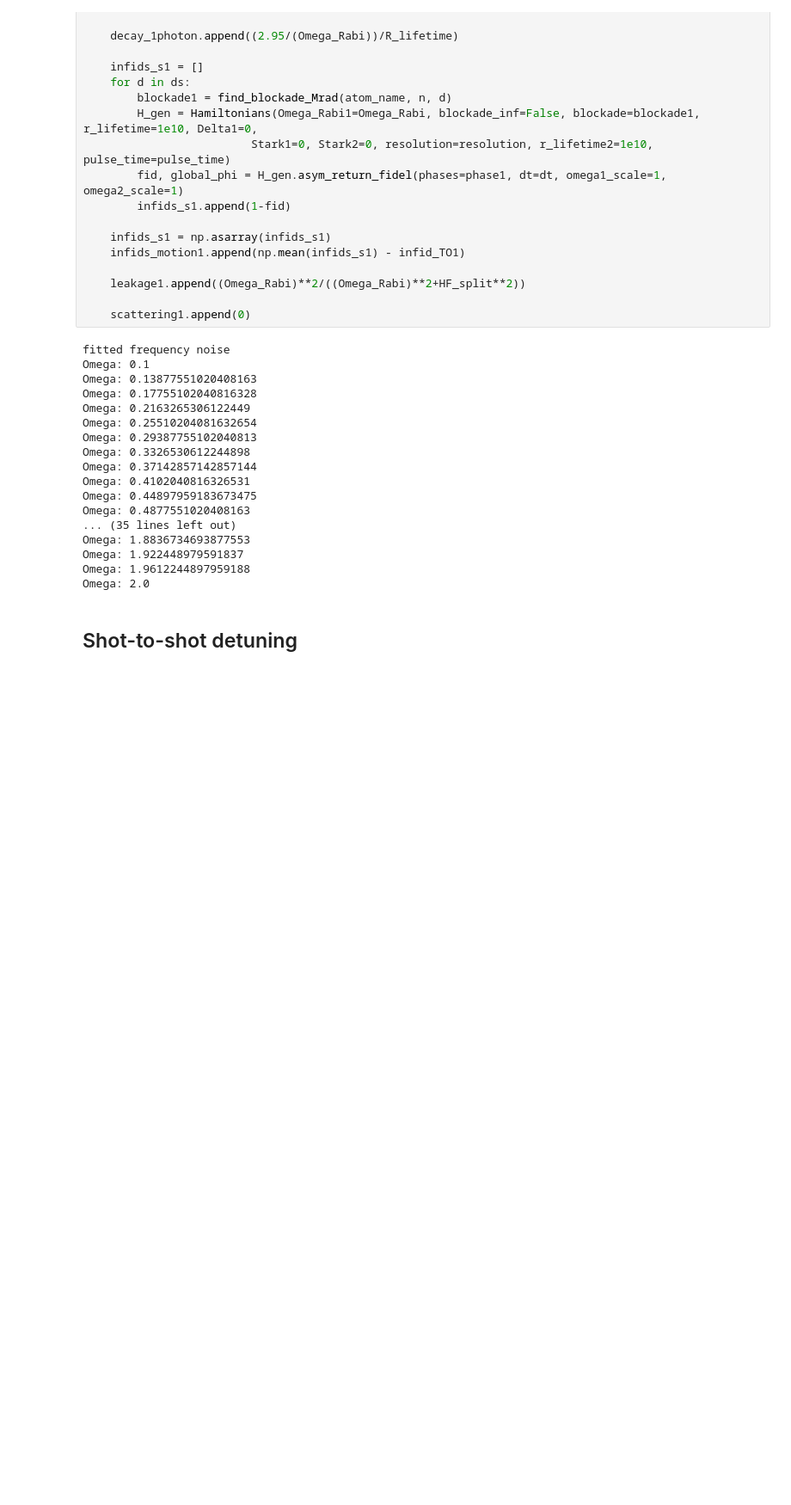
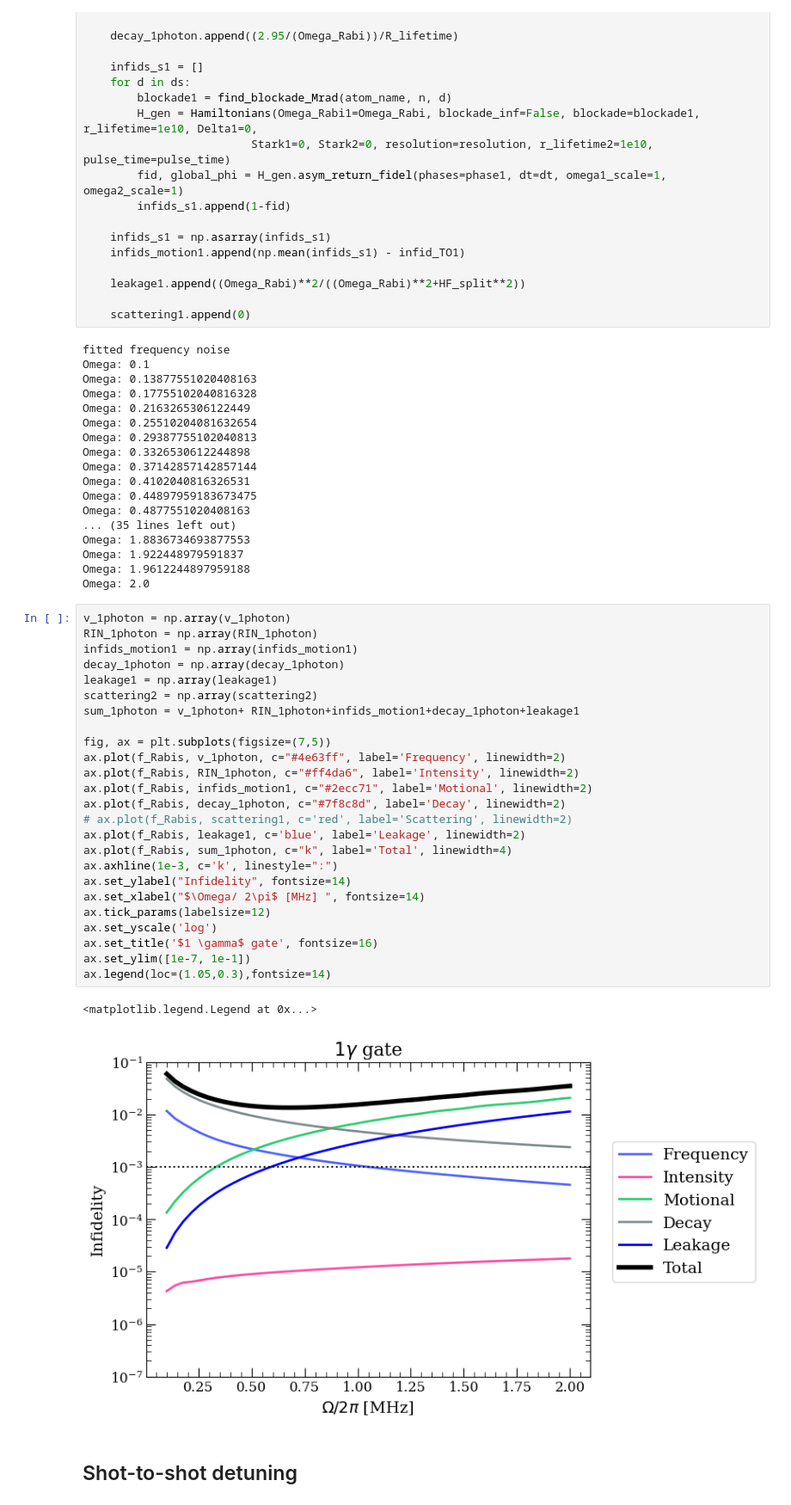
Before and after one commit to Linipun/GateError, a Jupyter notebook: budget.ipynb, the cells around one changed output. Shown at 86% size. Cells and saved outputs as stored; diff of their text form; blank space fills up the shorter version.

Commit message:
add 1photon scan

```diff
--- a/budget.ipynb
+++ b/budget.ipynb
@@ -550,6 +550,34 @@ Omega: 1.8836734693877553
 Omega: 1.922448979591837
 Omega: 1.9612244897959188
 Omega: 2.0
+# %%
+v_1photon = np.array(v_1photon)
+RIN_1photon = np.array(RIN_1photon)
+infids_motion1 = np.array(infids_motion1)
+decay_1photon = np.array(decay_1photon)
+leakage1 = np.array(leakage1)
+scattering2 = np.array(scattering2)
+sum_1photon = v_1photon+ RIN_1photon+infids_motion1+decay_1photon+leakage1
+
+fig, ax = plt.subplots(figsize=(7,5))
+ax.plot(f_Rabis, v_1photon, c="#4e63ff", label='Frequency', linewidth=2)
+ax.plot(f_Rabis, RIN_1photon, c="#ff4da6", label='Intensity', linewidth=2)
+ax.plot(f_Rabis, infids_motion1, c="#2ecc71", label='Motional', linewidth=2)
+ax.plot(f_Rabis, decay_1photon, c="#7f8c8d", label='Decay', linewidth=2)
+# ax.plot(f_Rabis, scattering1, c='red', label='Scattering', linewidth=2)
+ax.plot(f_Rabis, leakage1, c='blue', label='Leakage', linewidth=2)
+ax.plot(f_Rabis, sum_1photon, c="k", label='Total', linewidth=4)
+ax.axhline(1e-3, c='k', linestyle=":")
+ax.set_ylabel("Infidelity", fontsize=14)
+ax.set_xlabel("$\Omega/ 2\pi$ [MHz] ", fontsize=14)
+ax.tick_params(labelsize=12)
+ax.set_yscale('log')
+ax.set_title('$1 \gamma$ gate', fontsize=16)
+ax.set_ylim([1e-7, 1e-1])
+ax.legend(loc=(1.05,0.3),fontsize=14)
+# %% [output]
+<matplotlib.legend.Legend at 0x...>
+[figure, added]
 # %% [markdown]
 <h2>Shot-to-shot detuning</h2>
 # %%
```
Also changed, not shown: 2 other files.
